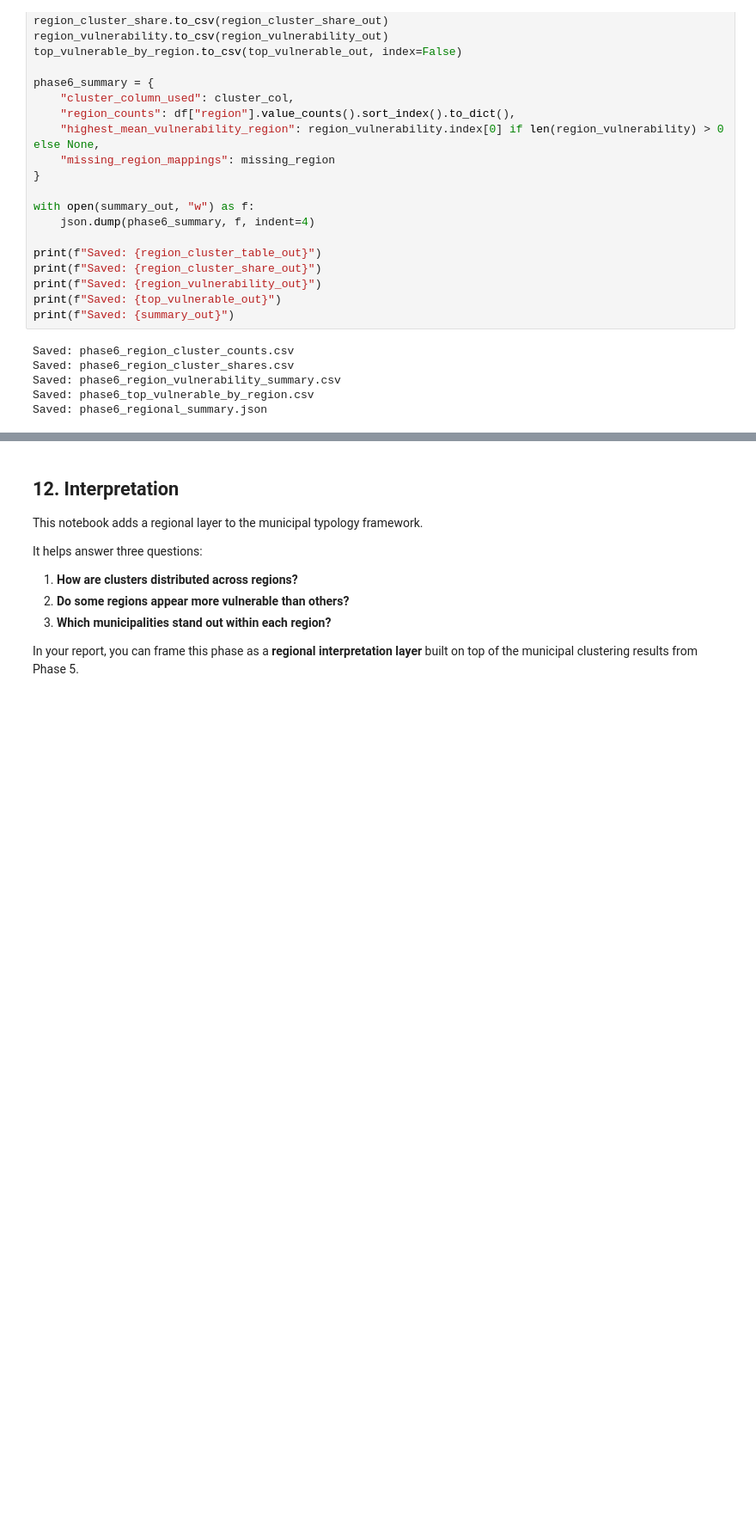
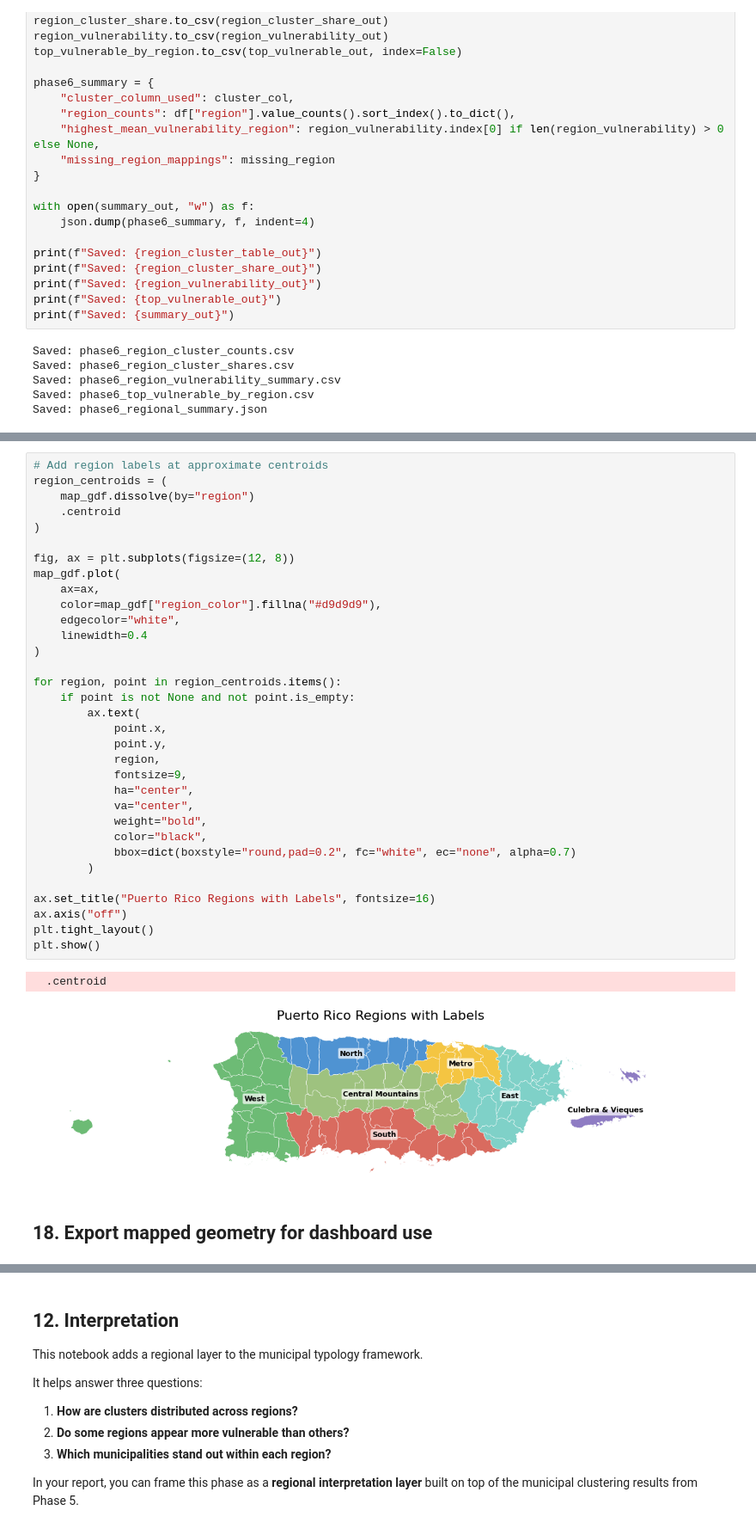
Before and after one commit to Venettov/CAPSTONE_DATA_SCIENCE_RIVERARUIZ, a Jupyter notebook: analysis/Phase6_Regional_Cluster_Analysis.ipynb, the cells around one changed output, grey strips where cells are left out. Shown at 86% size. Drawn from its saved outputs; the diff is of its cells as text; blank space fills up the shorter version.

```diff
--- a/analysis/Phase6_Regional_Cluster_Analysis.ipynb
+++ b/analysis/Phase6_Regional_Cluster_Analysis.ipynb
@@ -385,0 +561,38 @@ Saved: phase6_regional_summary.json
+# %%
+# Add region labels at approximate centroids
+region_centroids = (
+    map_gdf.dissolve(by="region")
+    .centroid
+)
+
+fig, ax = plt.subplots(figsize=(12, 8))
+map_gdf.plot(
+    ax=ax,
+    color=map_gdf["region_color"].fillna("#d9d9d9"),
+    edgecolor="white",
+    linewidth=0.4
+)
+
+for region, point in region_centroids.items():
+    if point is not None and not point.is_empty:
+        ax.text(
+            point.x,
+            point.y,
+            region,
+            fontsize=9,
+            ha="center",
+            va="center",
+            weight="bold",
+            color="black",
+            bbox=dict(boxstyle="round,pad=0.2", fc="white", ec="none", alpha=0.7)
+        )
+
+ax.set_title("Puerto Rico Regions with Labels", fontsize=16)
+ax.axis("off")
+plt.tight_layout()
+plt.show()
+# %% [output]
+  .centroid
+[figure, added]
+# %% [markdown]
+## 18. Export mapped geometry for dashboard use
```
Also changed, not shown: parts of 17 cells of this notebook, 16 other files.
